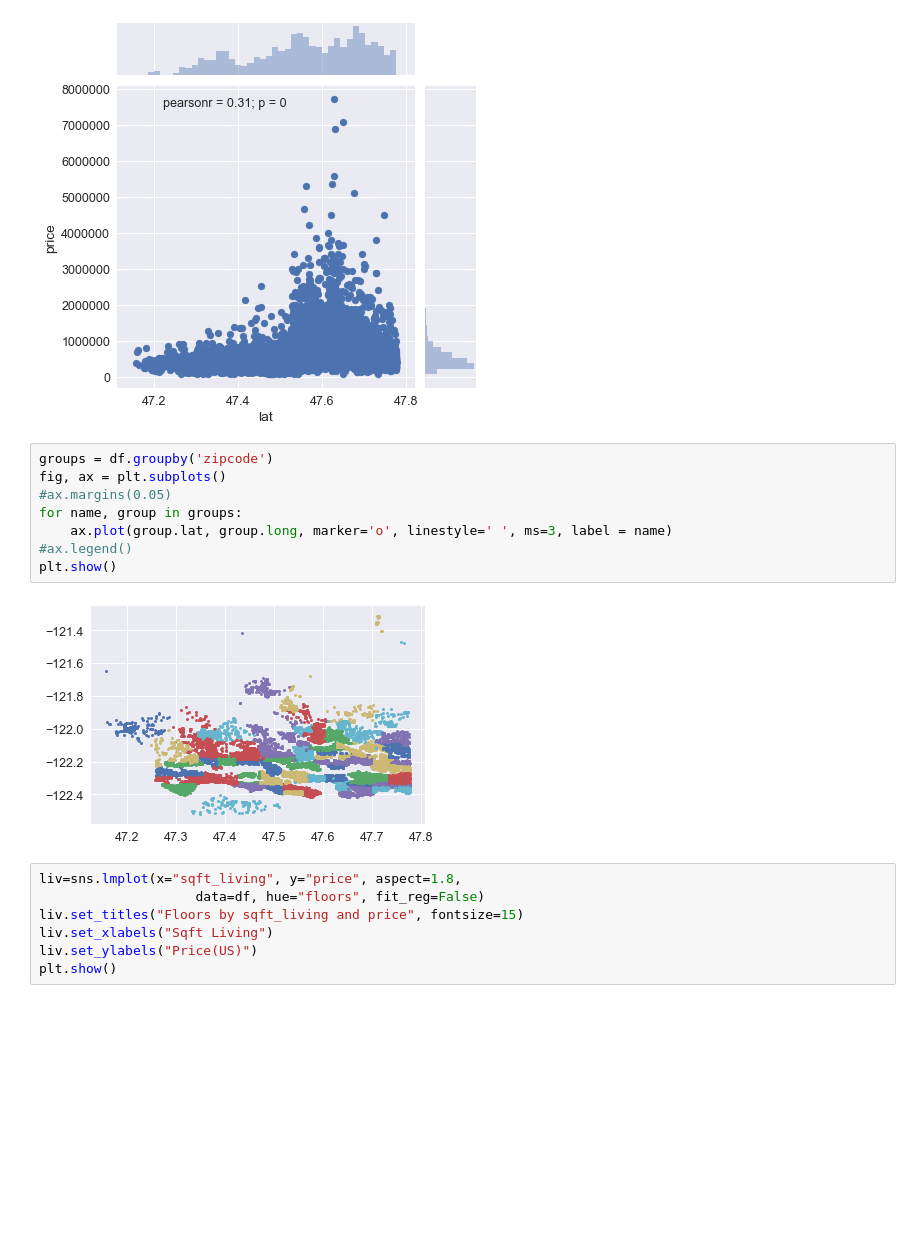
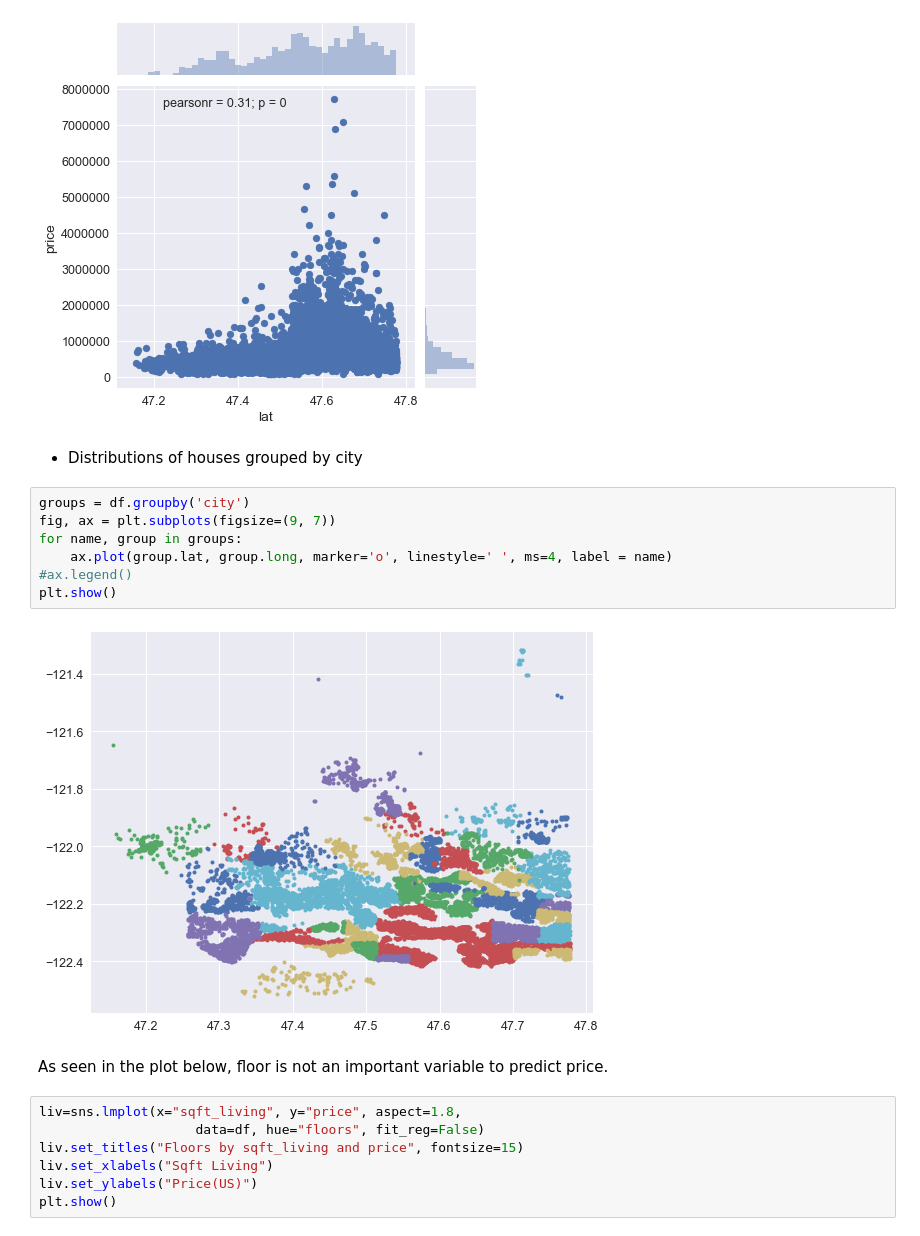
Before and after one commit to larnylopez/STAT-131-Project, a Jupyter notebook: final-checkpoint.ipynb, the cells around one changed output. Drawn from its saved outputs; the diff is of its cells as text; blank space fills up the shorter version.

```diff
--- a/final-checkpoint.ipynb
+++ b/final-checkpoint.ipynb
@@ -352,16 +359,19 @@ sns.jointplot(x="lat", y="price", data=df) #latitude also does not seem to have
 # %% [output]
 <seaborn.axisgrid.JointGrid at 0x...>
 [figure]
+# %% [markdown]
+- Distributions of houses grouped by city
 # %%
-groups = df.groupby('zipcode')
-fig, ax = plt.subplots()
-#ax.margins(0.05)
+groups = df.groupby('city')
+fig, ax = plt.subplots(figsize=(9, 7))
 for name, group in groups:
-    ax.plot(group.lat, group.long, marker='o', linestyle=' ', ms=3, label = name)
+    ax.plot(group.lat, group.long, marker='o', linestyle=' ', ms=4, label = name)
 #ax.legend()
 plt.show()
 # %% [output]
-[figure, old version]
+[figure, new version]
+# %% [markdown]
+As seen in the plot below, floor is not an important variable to predict price.
 # %%
 liv=sns.lmplot(x="sqft_living", y="price", aspect=1.8,
                     data=df, hue="floors", fit_reg=False)
```
Also changed, not shown: parts of 8 cells of this notebook.
